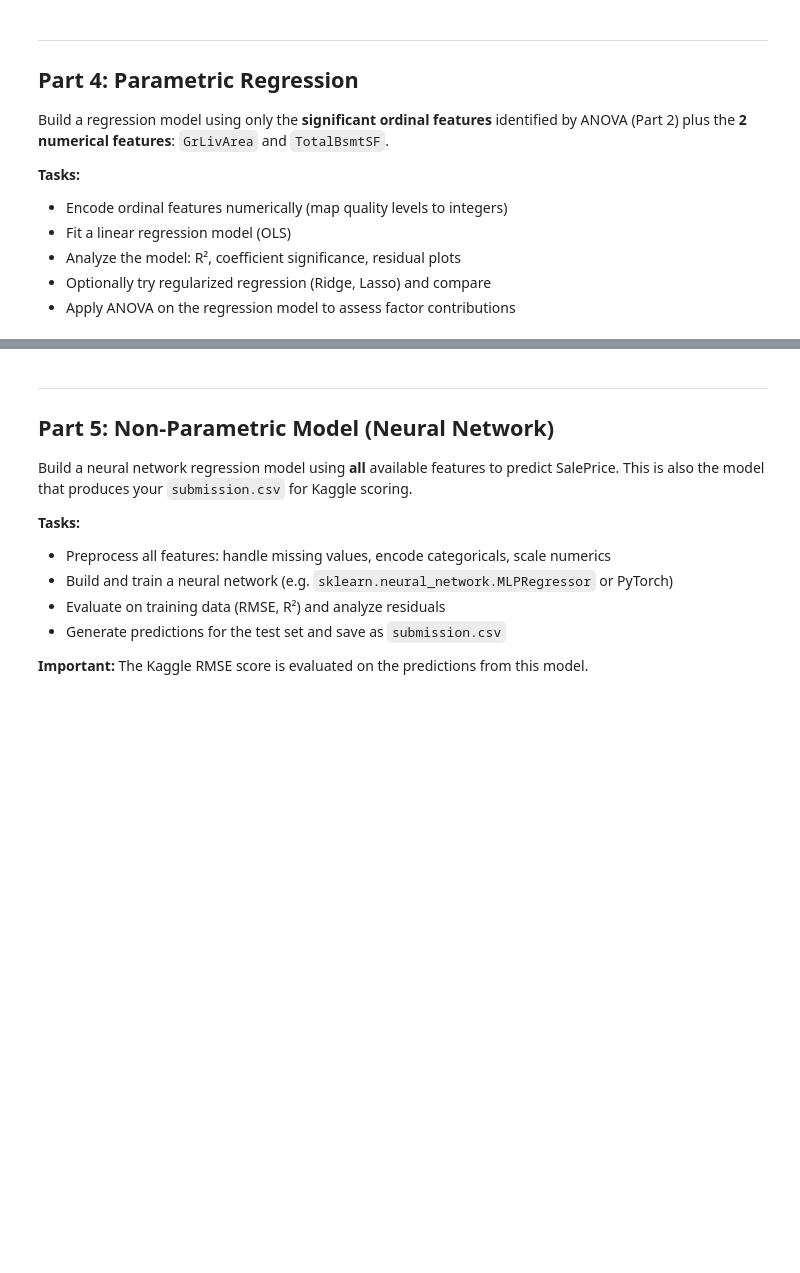
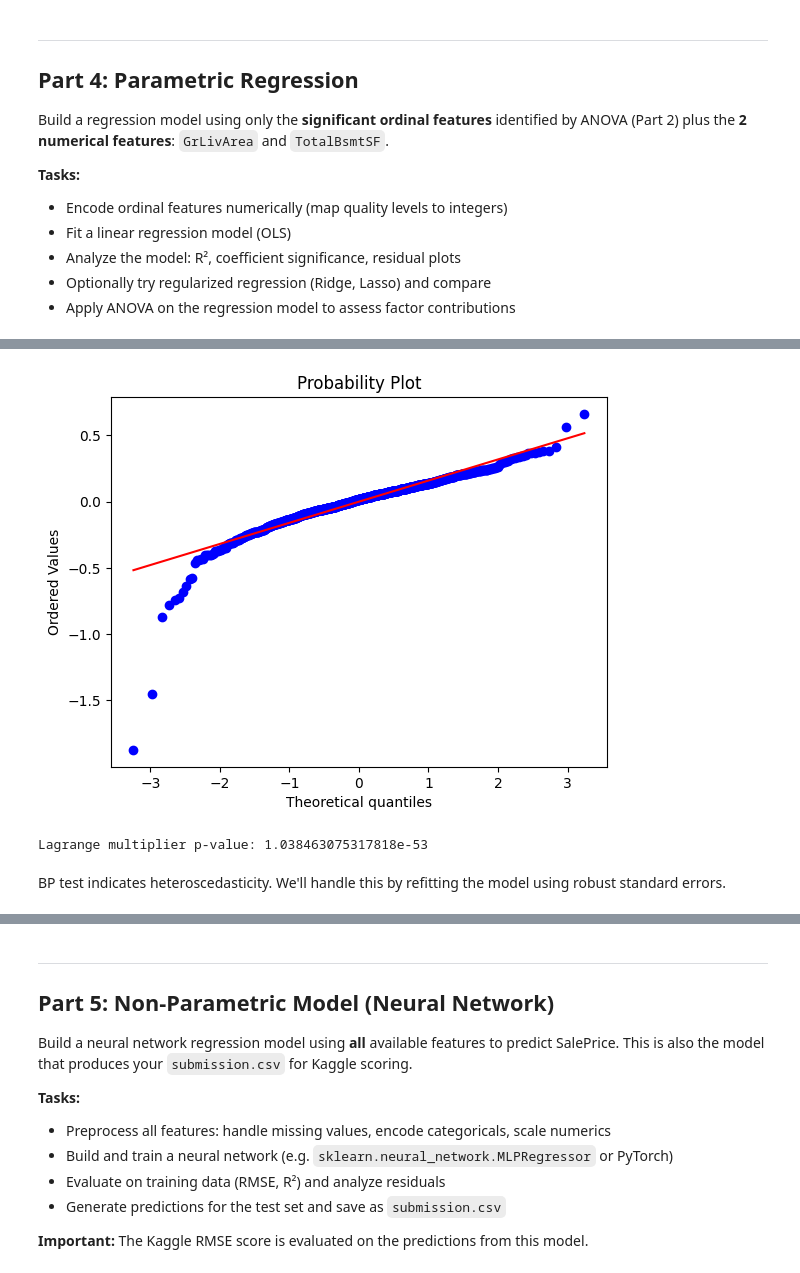
Before and after one commit to em-cd/cstats-project, a Jupyter notebook: project_STUDENTID.ipynb, the cells around one changed output, grey strips where cells are left out. Drawn from its saved outputs; the diff is of its cells as text; code cells hidden in the pictures; blank space fills up the shorter version.

```diff
--- a/project_STUDENTID.ipynb
+++ b/project_STUDENTID.ipynb
@@ -742,0 +1110,17 @@ Build a regression model using only the **significant ordinal features** identif
+# %%
+import scipy.stats as stats
+
+stats.probplot(residuals, dist="norm", plot=plt)
+plt.show()
+# %% [output]
+[figure, added]
+# %%
+import statsmodels.stats.api as sms
+
+bp_test = sms.het_breuschpagan(model.resid, model.model.exog)
+
+print("Lagrange multiplier p-value:", bp_test[1])
+# %% [output]
+Lagrange multiplier p-value: 1.038463075317818e-53
+# %% [markdown]
+BP test indicates heteroscedasticity. We'll handle this by refitting the model using robust standard errors.
```
Also changed, not shown: parts of 42 cells of this notebook.
